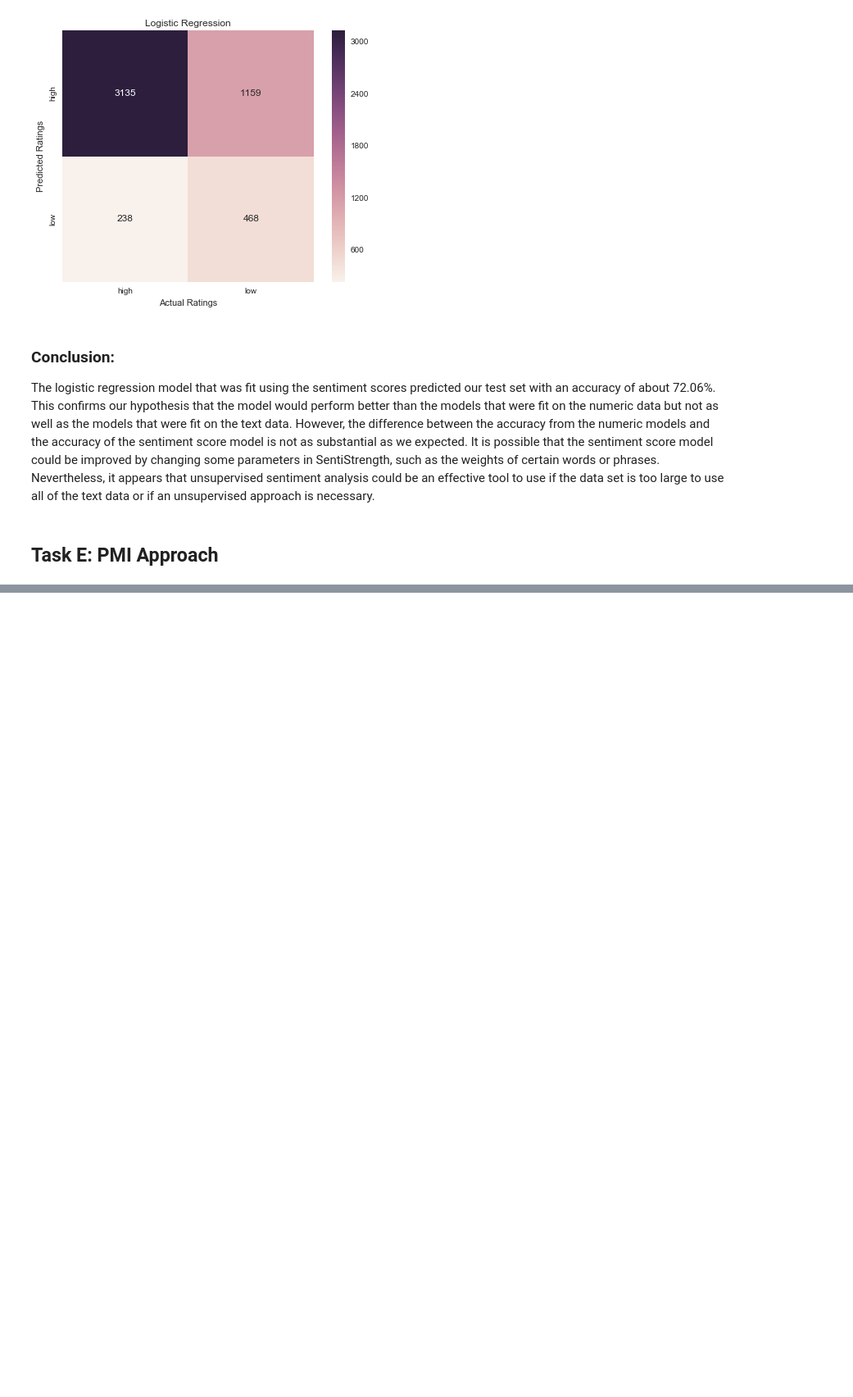
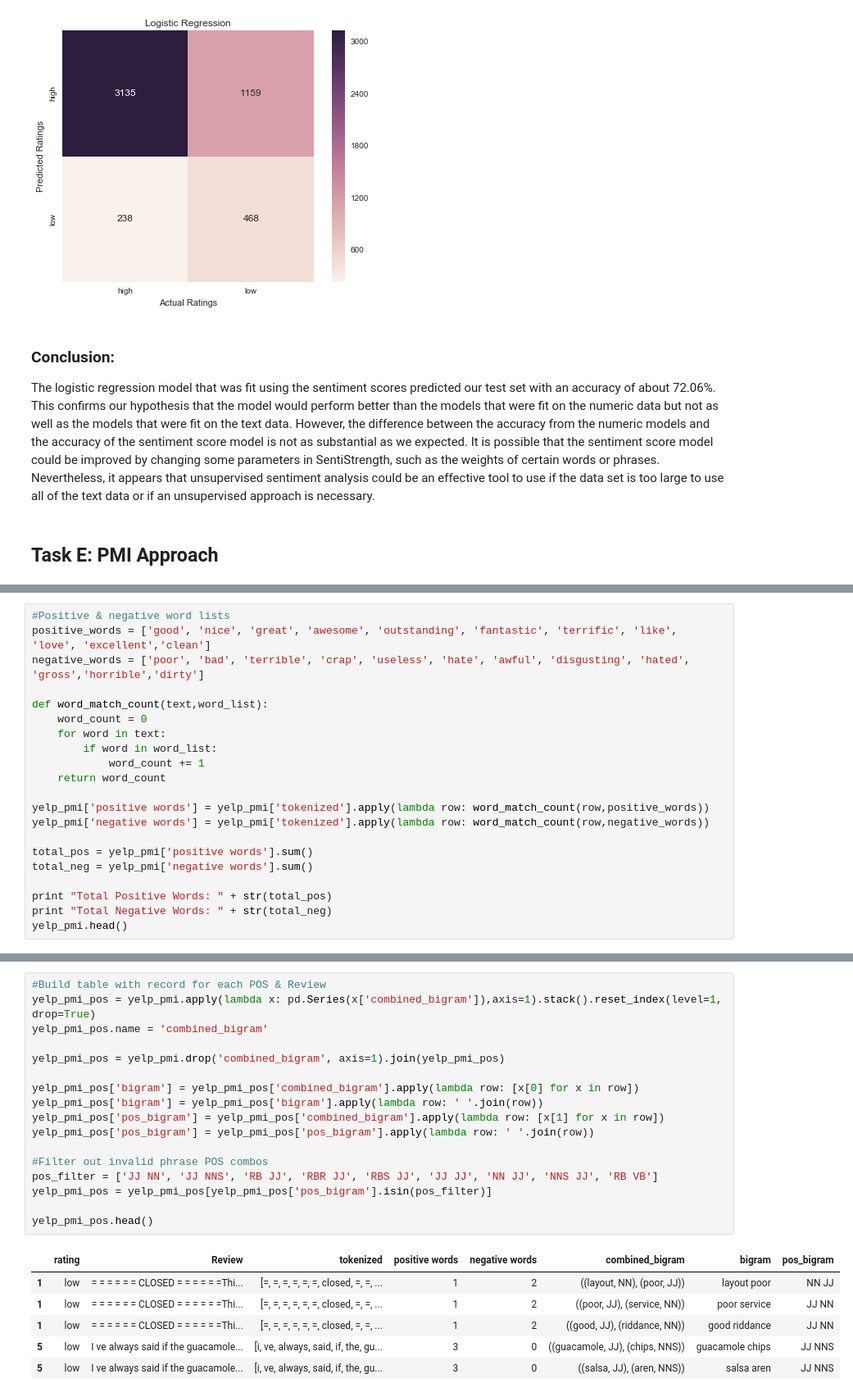
Before and after one commit to brbeckelman/MSBA-Class, a Jupyter notebook: Assignment2/Assignment2.ipynb, the cells around one changed output, grey strips where cells are left out. Shown at 82% size. Cells and saved outputs as stored; diff of their text form; blank space fills up the shorter version.

```diff
--- a/Assignment2/Assignment2.ipynb
+++ b/Assignment2/Assignment2.ipynb
@@ -437,0 +361,21 @@ san francisco 10.4990287085
+# %%
+#Positive & negative word lists
+positive_words = ['good', 'nice', 'great', 'awesome', 'outstanding', 'fantastic', 'terrific', 'like', 'love', 'excellent','clean']
+negative_words = ['poor', 'bad', 'terrible', 'crap', 'useless', 'hate', 'awful', 'disgusting', 'hated', 'gross','horrible','dirty']
+
+def word_match_count(text,word_list):
+    word_count = 0
+    for word in text:
+        if word in word_list:
+            word_count += 1
+    return word_count
+
+yelp_pmi['positive words'] = yelp_pmi['tokenized'].apply(lambda row: word_match_count(row,positive_words))
+yelp_pmi['negative words'] = yelp_pmi['tokenized'].apply(lambda row: word_match_count(row,negative_words))
+
+total_pos = yelp_pmi['positive words'].sum()
+total_neg = yelp_pmi['negative words'].sum()
+
+print "Total Positive Words: " + str(total_pos)
+print "Total Negative Words: " + str(total_neg)
+yelp_pmi.head()
@@ -437,0 +391,24 @@ san francisco 10.4990287085
+# %%
+#Build table with record for each POS & Review
+yelp_pmi_pos = yelp_pmi.apply(lambda x: pd.Series(x['combined_bigram']),axis=1).stack().reset_index(level=1, drop=True)
+yelp_pmi_pos.name = 'combined_bigram'
+
+yelp_pmi_pos = yelp_pmi.drop('combined_bigram', axis=1).join(yelp_pmi_pos)
+
+yelp_pmi_pos['bigram'] = yelp_pmi_pos['combined_bigram'].apply(lambda row: [x[0] for x in row])
+yelp_pmi_pos['bigram'] = yelp_pmi_pos['bigram'].apply(lambda row: ' '.join(row))
+yelp_pmi_pos['pos_bigram'] = yelp_pmi_pos['combined_bigram'].apply(lambda row: [x[1] for x in row])
+yelp_pmi_pos['pos_bigram'] = yelp_pmi_pos['pos_bigram'].apply(lambda row: ' '.join(row))
+
+#Filter out invalid phrase POS combos
+pos_filter = ['JJ NN', 'JJ NNS', 'RB JJ', 'RBR JJ', 'RBS JJ', 'JJ JJ', 'NN JJ', 'NNS JJ', 'RB VB']
+yelp_pmi_pos = yelp_pmi_pos[yelp_pmi_pos['pos_bigram'].isin(pos_filter)]
+
+yelp_pmi_pos.head()
+# %% [output]
+|  | rating | Review | tokenized | positive words | negative words | combined_bigram | bigram | pos_bigram |
+| 1 | low | = = = = = = CLOSED = = = = = =Thi... | [=, =, =, =, =, =, closed, =, =, ... | 1 | 2 | ((layout, NN), (poor, JJ)) | layout poor | NN JJ |
+| 1 | low | = = = = = = CLOSED = = = = = =Thi... | [=, =, =, =, =, =, closed, =, =, ... | 1 | 2 | ((poor, JJ), (service, NN)) | poor service | JJ NN |
+| 1 | low | = = = = = = CLOSED = = = = = =Thi... | [=, =, =, =, =, =, closed, =, =, ... | 1 | 2 | ((good, JJ), (riddance, NN)) | good riddance | JJ NN |
+| 5 | low | I ve always said if the guacamole... | [i, ve, always, said, if, the, gu... | 3 | 0 | ((guacamole, JJ), (chips, NNS)) | guacamole chips | JJ NNS |
+| 5 | low | I ve always said if the guacamole... | [i, ve, always, said, if, the, gu... | 3 | 0 | ((salsa, JJ), (aren, NNS)) | salsa aren | JJ NNS |
```
Also changed, not shown: parts of 19 cells of this notebook.
